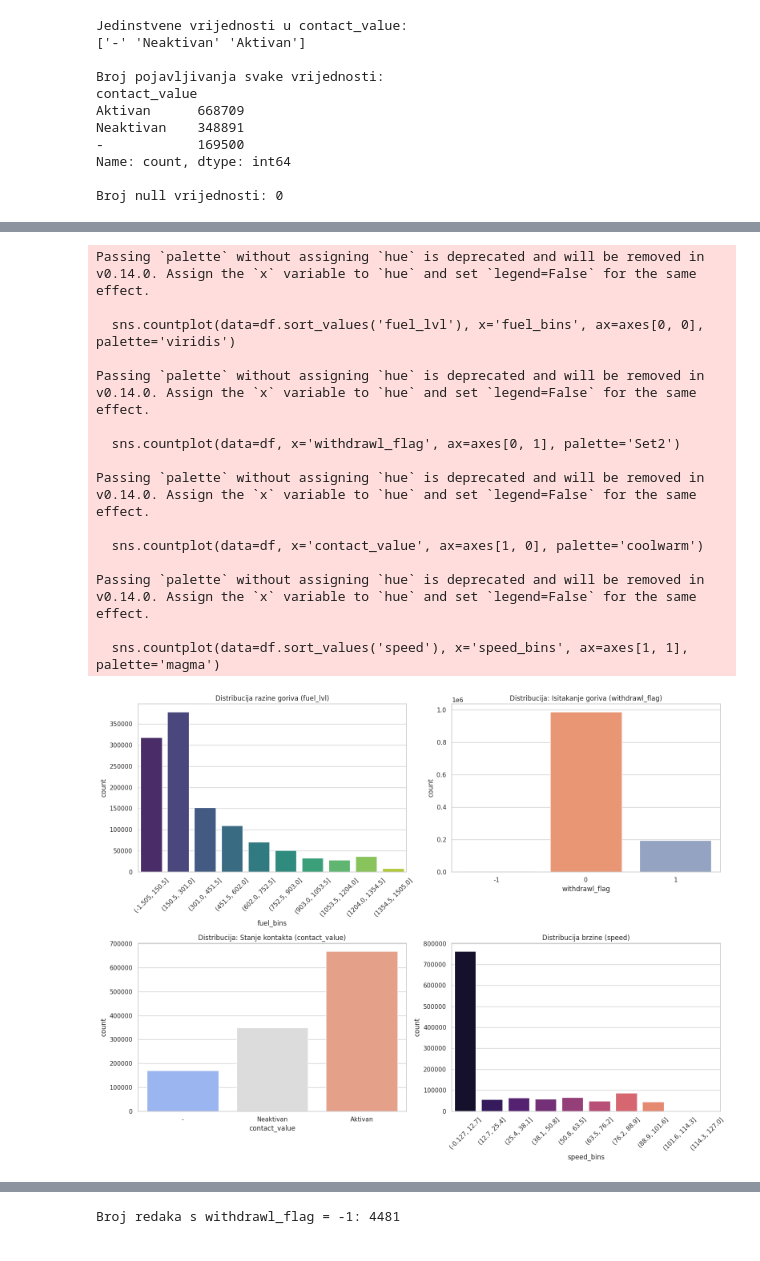
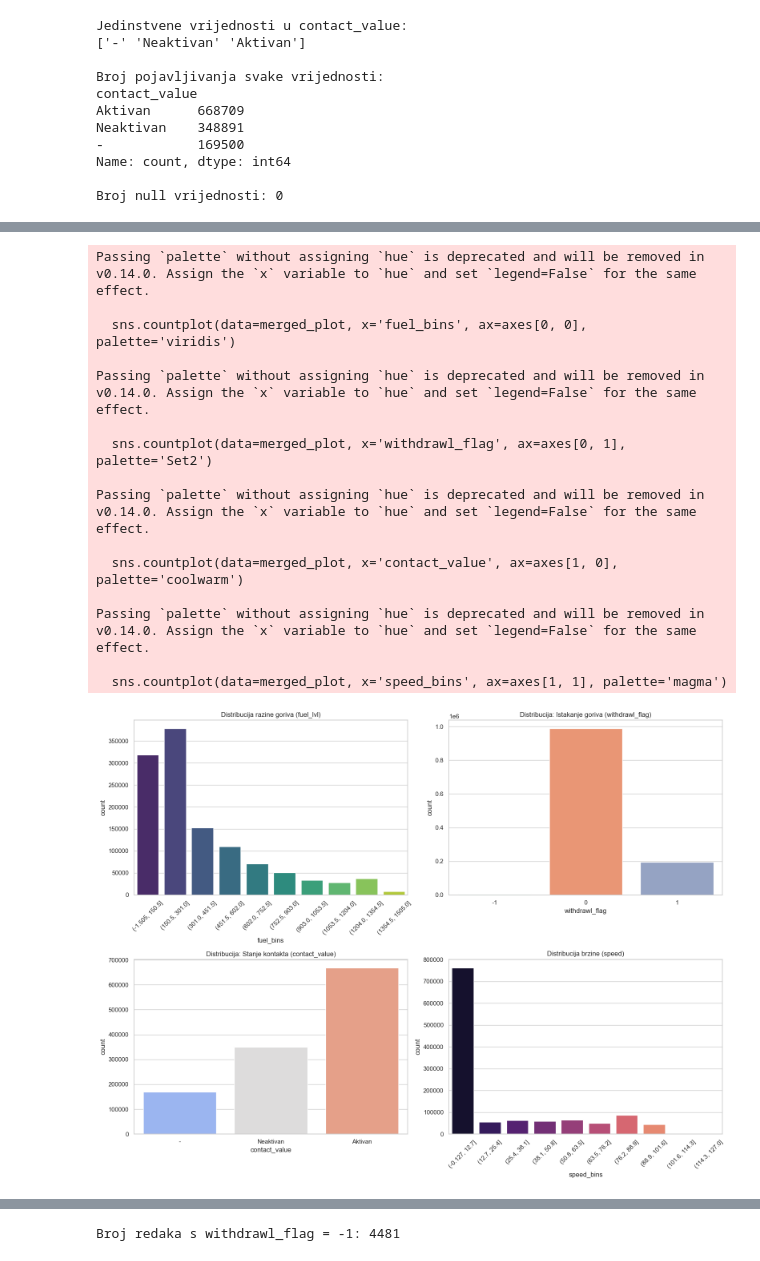
Before and after one commit to Djasek01/sick-fuel-event-detection, a Jupyter notebook: notebooks/01_Šalaj_Domgjonaj_Jasek.ipynb, the cells around one changed output, grey strips where cells are left out. Saved outputs shown, nothing was run; the diff lists cells and outputs as text; code cells hidden in the pictures.

```diff
--- a/notebooks/01_Šalaj_Domgjonaj_Jasek.ipynb
+++ b/notebooks/01_Šalaj_Domgjonaj_Jasek.ipynb
@@ -28,7 +28,13 @@ from sklearn.metrics import (
     RocCurveDisplay
 )
 # %%
-files = ["f1.csv", "f2.csv", "f3.csv", "f4.csv"]
+files = [
+    "../data/FuelData/2025-12-01-31/f1.csv",
+    "../data/FuelData/2026-01-01-31/f2.csv",
+    "../data/FuelData/2026-02-01-28/f3.csv",
+    "../data/FuelData/2026-03-01-23/f4.csv",
+]
+
 dfs = [pd.read_csv(f, sep=";", dtype=str, encoding="utf-8-sig") for f in files]
 merged = pd.concat(dfs, ignore_index=True)
-merged.to_csv("fuel_data_final.csv", sep=";", index=False, encoding="utf-8-sig")
+merged.to_csv("../data/FuelData/fuel_data_final.csv", sep=";", index=False, encoding="utf-8-sig")
@@ -54,13 +58,13 @@ dtypes: int64(4), object(4)
 memory usage: 72.5+ MB
 # %%
 # Konverzija stupca 'time' u datetime format
-df['time'] = pd.to_datetime(df['time'])
+merged['time'] = pd.to_datetime(merged['time'])
 
 # Konverzija koordinata: zamjena zareza točkom i pretvorba u float
-df['gps_latitude'] = df['gps_latitude'].str.replace(',', '.').astype(float)
-df['gps_longitude'] = df['gps_longitude'].str.replace(',', '.').astype(float)
+merged['gps_latitude'] = merged['gps_latitude'].str.replace(',', '.').astype(float)
+merged['gps_longitude'] = merged['gps_longitude'].str.replace(',', '.').astype(float)
 
 # Provjera tipova podataka i prvih nekoliko redaka
-print(df.dtypes)
-display(df.head())
+print(merged.dtypes)
+display(merged.head())
 # %% [output]
@@ -111,52 +115,51 @@ display(df[df['contact_value'] == 'Neaktivan'].head())
 | 2283 | 7935 | 2025-12-15 18:52:00 | 398 | 0 | 0 | Neaktivan | 45.808984 | 15.869859 |
 | 2284 | 7935 | 2025-12-15 18:53:00 | 398 | 0 | 0 | Neaktivan | 45.808984 | 15.869859 |
 # %%
+
 import matplotlib.pyplot as plt
 import seaborn as sns
 
-# Postavljanje teme
+merged['fuel_lvl'] = pd.to_numeric(merged['fuel_lvl'], errors='coerce')
+merged['speed'] = pd.to_numeric(merged['speed'], errors='coerce')
+merged['withdrawl_flag'] = pd.to_numeric(merged['withdrawl_flag'], errors='coerce')
+
 sns.set_theme(style="whitegrid")
 fig, axes = plt.subplots(2, 2, figsize=(16, 12))
 
-# 1. Distribucija fuel_lvl (grupirano u 10 intervala)
-df['fuel_bins'] = pd.cut(df['fuel_lvl'], bins=10).astype(str)
-sns.countplot(data=df.sort_values('fuel_lvl'), x='fuel_bins', ax=axes[0, 0], palette='viridis')
+merged_plot = merged.dropna(subset=['fuel_lvl', 'speed', 'withdrawl_flag']).copy()
+
+merged_plot['fuel_bins'] = pd.cut(merged_plot['fuel_lvl'], bins=10)
+sns.countplot(data=merged_plot, x='fuel_bins', ax=axes[0, 0], palette='viridis')
 axes[0, 0].set_title('Distribucija razine goriva (fuel_lvl)')
 axes[0, 0].tick_params(axis='x', rotation=45)
 
-# 2. Distribucija withdrawl_flag
-sns.countplot(data=df, x='withdrawl_flag', ax=axes[0, 1], palette='Set2')
-axes[0, 1].set_title('Distribucija: Isitakanje goriva (withdrawl_flag)')
+sns.countplot(data=merged_plot, x='withdrawl_flag', ax=axes[0, 1], palette='Set2')
+axes[0, 1].set_title('Distribucija: Istakanje goriva (withdrawl_flag)')
 
-# 3. Distribucija contact_value
-sns.countplot(data=df, x='contact_value', ax=axes[1, 0], palette='coolwarm')
+sns.countplot(data=merged_plot, x='contact_value', ax=axes[1, 0], palette='coolwarm')
 axes[1, 0].set_title('Distribucija: Stanje kontakta (contact_value)')
 
-# 4. Distribucija speed (grupirano u 10 intervala)
-df['speed_bins'] = pd.cut(df['speed'], bins=10).astype(str)
-sns.countplot(data=df.sort_values('speed'), x='speed_bins', ax=axes[1, 1], palette='magma')
+merged_plot['speed_bins'] = pd.cut(merged_plot['speed'], bins=10)
+sns.countplot(data=merged_plot, x='speed_bins', ax=axes[1, 1], palette='magma')
 axes[1, 1].set_title('Distribucija brzine (speed)')
 axes[1, 1].tick_params(axis='x', rotation=45)
 
-# Čišćenje privremenih stupaca
-df.drop(columns=['fuel_bins', 'speed_bins'], inplace=True)
-
 plt.tight_layout()
 plt.show()
 # %% [output]
 Passing `palette` without assigning `hue` is deprecated and will be removed in v0.14.0. Assign the `x` variable to `hue` and set `legend=False` for the same effect.
 
-  sns.countplot(data=df.sort_values('fuel_lvl'), x='fuel_bins', ax=axes[0, 0], palette='viridis')
+  sns.countplot(data=merged_plot, x='fuel_bins', ax=axes[0, 0], palette='viridis')
 
 Passing `palette` without assigning `hue` is deprecated and will be removed in v0.14.0. Assign the `x` variable to `hue` and set `legend=False` for the same effect.
 
-  sns.countplot(data=df, x='withdrawl_flag', ax=axes[0, 1], palette='Set2')
+  sns.countplot(data=merged_plot, x='withdrawl_flag', ax=axes[0, 1], palette='Set2')
 
 Passing `palette` without assigning `hue` is deprecated and will be removed in v0.14.0. Assign the `x` variable to `hue` and set `legend=False` for the same effect.
 
-  sns.countplot(data=df, x='contact_value', ax=axes[1, 0], palette='coolwarm')
+  sns.countplot(data=merged_plot, x='contact_value', ax=axes[1, 0], palette='coolwarm')
 
 Passing `palette` without assigning `hue` is deprecated and will be removed in v0.14.0. Assign the `x` variable to `hue` and set `legend=False` for the same effect.
 
-  sns.countplot(data=df.sort_values('speed'), x='speed_bins', ax=axes[1, 1], palette='magma')
+  sns.countplot(data=merged_plot, x='speed_bins', ax=axes[1, 1], palette='magma')
-[figure, old version]
+[figure, new version]
```
Also changed, not shown: parts of 16 cells of this notebook, 1 other file.
